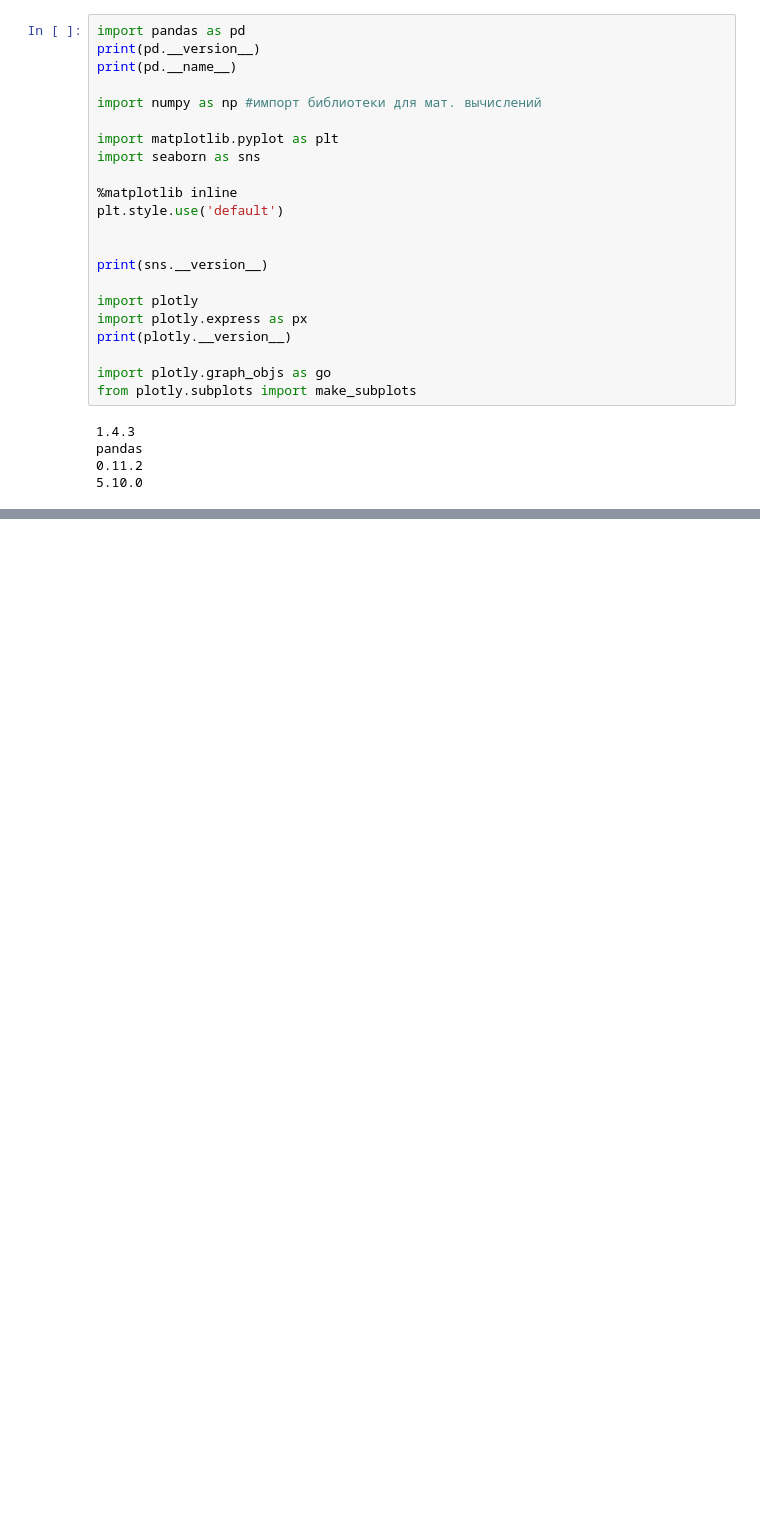
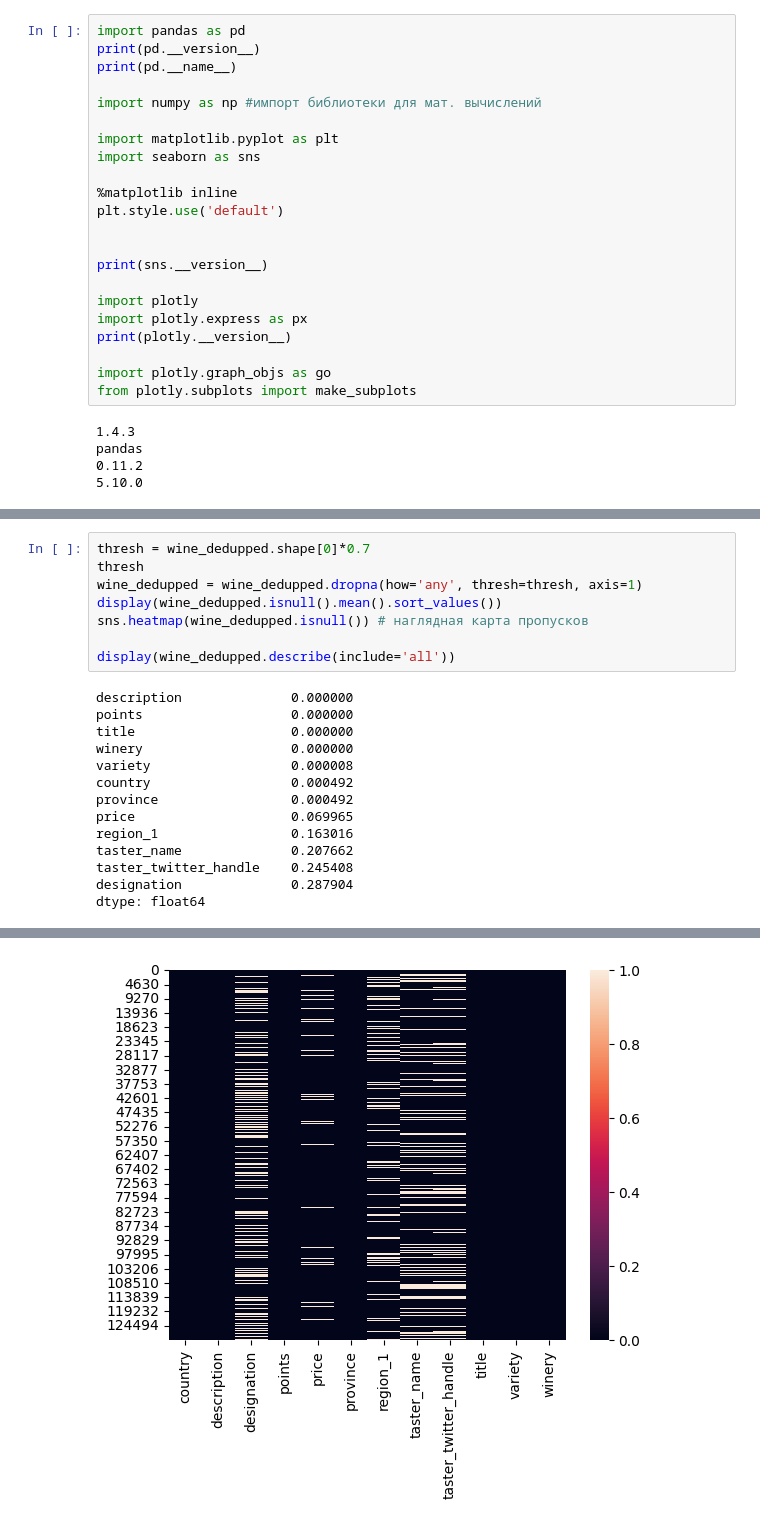
Before and after one commit to kdunaev-a10/SkillFactory-DTS, a Jupyter notebook: module-EDA/EDA-1/eda-1.ipynb, the cells around one changed output, grey strips where cells are left out. Drawn from its saved outputs; the diff is of its cells as text; blank space fills up the shorter version.

```diff
--- a/module-EDA/EDA-1/eda-1.ipynb
+++ b/module-EDA/EDA-1/eda-1.ipynb
@@ -686,0 +169,22 @@ print(f'Результирующее число признаков: {information
+# %%
+thresh = wine_dedupped.shape[0]*0.7
+thresh
+wine_dedupped = wine_dedupped.dropna(how='any', thresh=thresh, axis=1)
+display(wine_dedupped.isnull().mean().sort_values())
+sns.heatmap(wine_dedupped.isnull()) # наглядная карта пропусков
+
+display(wine_dedupped.describe(include='all'))
+# %% [output]
+description              0.000000
+points                   0.000000
+title                    0.000000
+winery                   0.000000
+variety                  0.000008
+country                  0.000492
+province                 0.000492
+price                    0.069965
+region_1                 0.163016
+taster_name              0.207662
+taster_twitter_handle    0.245408
+designation              0.287904
+dtype: float64
@@ -686,0 +203 @@ print(f'Результирующее число признаков: {information
+[figure, added]
```
Also changed, not shown: parts of 63 cells of this notebook, 1 other file.
